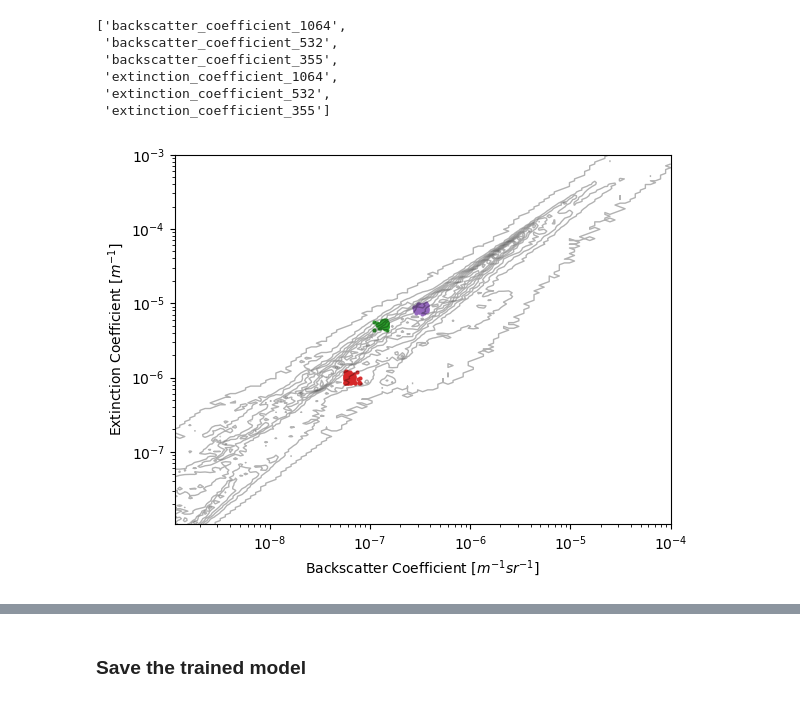
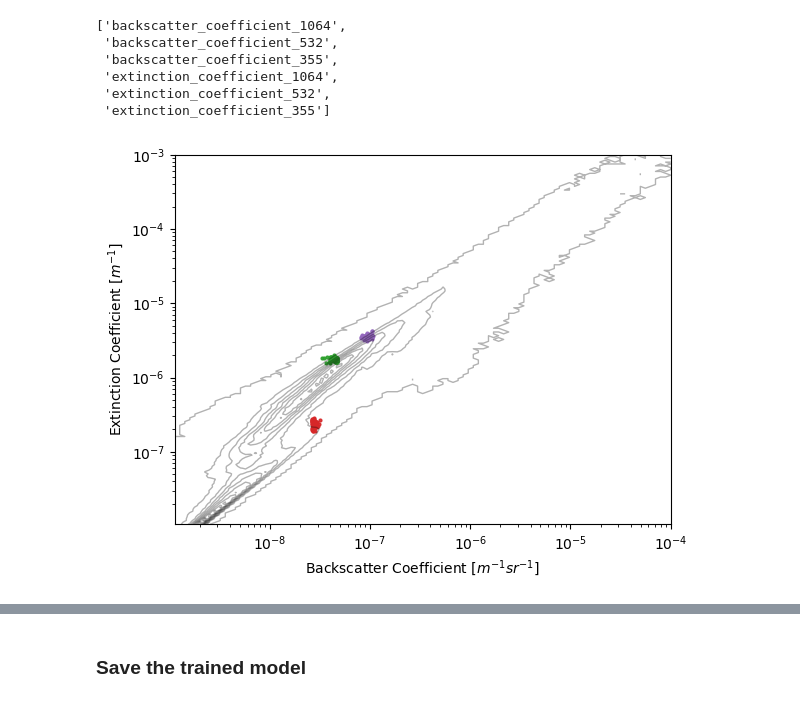
Before and after one commit to NCAR/aerosol-scattering, a Jupyter notebook: scripts/casper/TrainPolyPDFNN.ipynb, the cells around one changed output, grey strips where cells are left out. Cells and saved outputs as stored; diff of their text form; code cells hidden in the pictures.

```diff
--- a/scripts/casper/TrainPolyPDFNN.ipynb
+++ b/scripts/casper/TrainPolyPDFNN.ipynb
@@ -893,6 +901,8 @@ os.path.join(conf['data']['valid_data_path'],conf['data']['valid_data_file'])
 os.path.join(conf['data']['data_path'],conf['data']['data_file'])
 # %% [output]
 '/glade/derecho/scratch/mhayman/aerosol/datasets/hippo_aerosol_training_data_train.nc'
+# %%
+conf['trainer']['max_epochs'] = 50
 # %%
 override_validation = False  # forces the validation data to be split from training
 
@@ -1127,11 +1157,14 @@ test_dataset = evid_nn.EvidDataset(x_test,y_test,
 
 test_dataloader = DataLoader(test_dataset, batch_size=test_batch_size, shuffle=False)
 # %%
-in_data = x_train
-out_label = y_train
+# in_data = x_train
+# out_label = y_train
 
 # in_data = x_valid
 # out_label = y_valid
+
+in_data = x_test
+out_label = y_test
 
 hist_width = 0.01
 
@@ -1143,16 +1176,26 @@ hist_width = 0.01
 # idx = 886401
 # idx = 714798
 # idx= 0
+# idx = 66706
+# idx = 59269
+# idx = 53289  # low count
 idx = int(np.random.rand()*in_data.shape[0])  # get random input
 
 
 print(f"index: {idx}")
 
+hist_in_data = x_train
+hist_out_label = y_train
+
 # get histogram data.  This should sample from all of the data (not just test data)
-sim_idx = np.where(np.prod(np.abs(in_data - in_data[idx,:].reshape(1,-1)) < hist_width,axis=1))
-r_sim = out_label[:,1][sim_idx]
-n_sim = out_label[:,0][sim_idx]
+sim_idx = np.where(np.prod(np.abs(hist_in_data - in_data[idx,:].reshape(1,-1)) < hist_width,axis=1))
+# r_sim = out_label[:,1][sim_idx]
+# n_sim = out_label[:,0][sim_idx]
+
+r_sim_hist = hist_out_label[:,1][sim_idx]
+n_sim_hist = hist_out_label[:,0][sim_idx]
 
 r_act = out_label[:,1][idx]
 n_act = out_label[:,0][idx]
+print(len(sim_idx[0]))
 # %% [output]
@@ -1312,30 +1355,32 @@ input_str_lst
  'extinction_coefficient_355']
 # %%
 in_data_unscale = x_scaler.unscale(in_data)
+hist_in_data_unscale = x_scaler.unscale(hist_in_data)
 
 plt.figure()
 hbins = [np.logspace(-9,-4,100),np.logspace(-8,-3,200)]
-total_hist = np.histogram2d(np.exp(in_data_unscale[:,0:3]).flatten(),np.exp(in_data_unscale[:,3:]).flatten(),bins=hbins)
+total_hist = np.histogram2d(np.exp(hist_in_data_unscale[:,0:3]).flatten(),np.exp(hist_in_data_unscale[:,3:]).flatten(),bins=hbins)
+# total_hist = np.histogram2d(np.exp(in_data_unscale[:,0:3]).flatten(),np.exp(in_data_unscale[:,3:]).flatten(),bins=hbins)
 # plt.scatter(np.exp(in_data_unscale[:,0]),np.exp(in_data_unscale[:,3]),c='k',s=1,alpha=0.002)
 # plt.scatter(np.exp(in_data_unscale[:,1]),np.exp(in_data_unscale[:,4]),c='k',s=1,alpha=0.002)
 # plt.scatter(np.exp(in_data_unscale[:,2]),np.exp(in_data_unscale[:,5]),c='k',s=1,alpha=0.002)
 plt.contour(hbins[0][1:], hbins[1][1:], total_hist[0].T, levels = 10, colors='k', linestyles='-', linewidths=1, alpha =0.3)
 
-scatter_var1 = in_data_unscale[:,0][sim_idx]
-scatter_var2 = in_data_unscale[:,3][sim_idx]
+scatter_var1 = hist_in_data_unscale[:,0][sim_idx]
+scatter_var2 = hist_in_data_unscale[:,3][sim_idx]
 plt.scatter(np.exp(scatter_var1),np.exp(scatter_var2),c='tab:red',s=4,alpha=0.9)
 
-scatter_var1 = in_data_unscale[:,1][sim_idx]
-scatter_var2 = in_data_unscale[:,4][sim_idx]
+scatter_var1 = hist_in_data_unscale[:,1][sim_idx]
+scatter_var2 = hist_in_data_unscale[:,4][sim_idx]
 plt.scatter(np.exp(scatter_var1),np.exp(scatter_var2),c='tab:green',s=4,alpha=0.9)
 
-scatter_var1 = in_data_unscale[:,2][sim_idx]
-scatter_var2 = in_data_unscale[:,5][sim_idx]
+scatter_var1 = hist_in_data_unscale[:,2][sim_idx]
+scatter_var2 = hist_in_data_unscale[:,5][sim_idx]
 plt.scatter(np.exp(scatter_var1),np.exp(scatter_var2),c='tab:purple',s=4,alpha=0.9)
 
 plt.xlabel('Backscatter Coefficient [$m^{-1} sr^{-1}$]')
 plt.ylabel('Extinction Coefficient [$m^{-1}$]')
 plt.xscale('log')
 plt.yscale('log')
 # %% [output]
-[figure, old version]
+[figure, new version]
```
Also changed, not shown: parts of 36 cells of this notebook, 22 other files.
